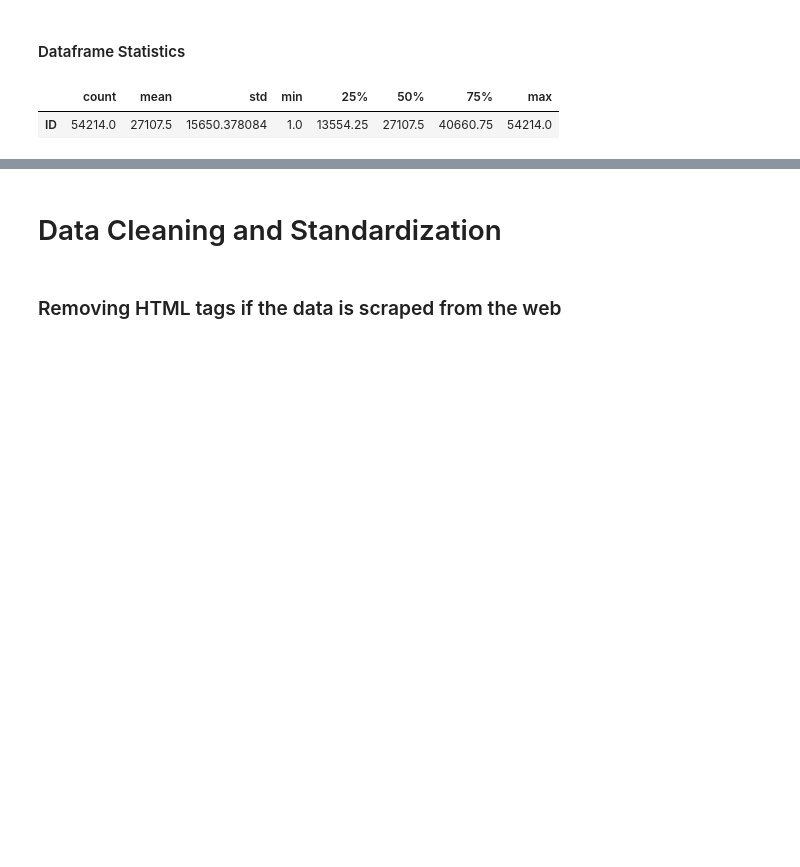
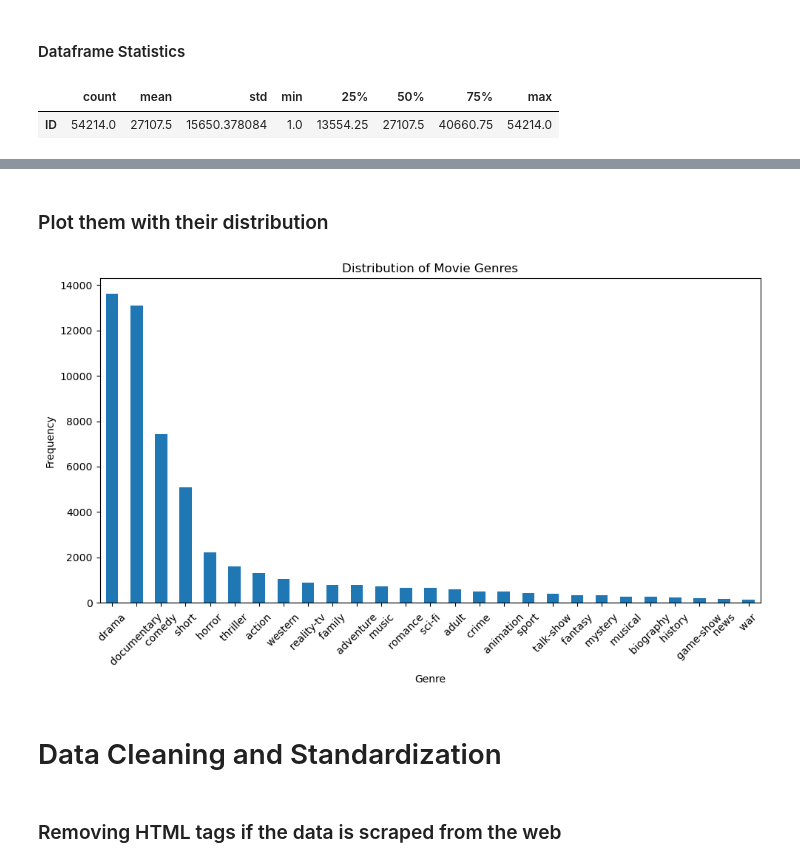
Before and after one commit to 123Lilia/MovieGenreClassification, a Jupyter notebook: GpProjectt-2.ipynb, the cells around one changed output, grey strips where cells are left out. Drawn from its saved outputs; the diff is of its cells as text; code cells hidden in the pictures; blank space fills up the shorter version.

```diff
--- a/GpProjectt-2.ipynb
+++ b/GpProjectt-2.ipynb
@@ -70,0 +76,11 @@ data.describe().T
+# %%
+# Extract unique genres
+unique_genres = data['GENRE'].unique()
+# Total number of unique genres
+# Calculate frequency of each genre
+genre_counts = data['GENRE'].value_counts()
+total_unique_genres = len(genre_counts)
+
+
+# Print total number of unique genres
+print(f"Total number of unique genres/classes: {total_unique_genres}")
@@ -71,3 +114,17 @@ data.describe().T
+# %% [markdown]
+### Plot them with their distribution
+# %%
+# Plotting
+plt.figure(figsize=(10, 6))
+genre_counts.plot(kind='bar')
+plt.title('Distribution of Movie Genres')
+plt.xlabel('Genre')
+plt.ylabel('Frequency')
+plt.xticks(rotation=45)
+plt.tight_layout()
+plt.show()
+# %% [output]
+[figure, added]
 # %% [markdown]
 #           Data Cleaning and Standardization
 # %% [markdown]
```
Also changed, not shown: parts of 21 cells of this notebook.
